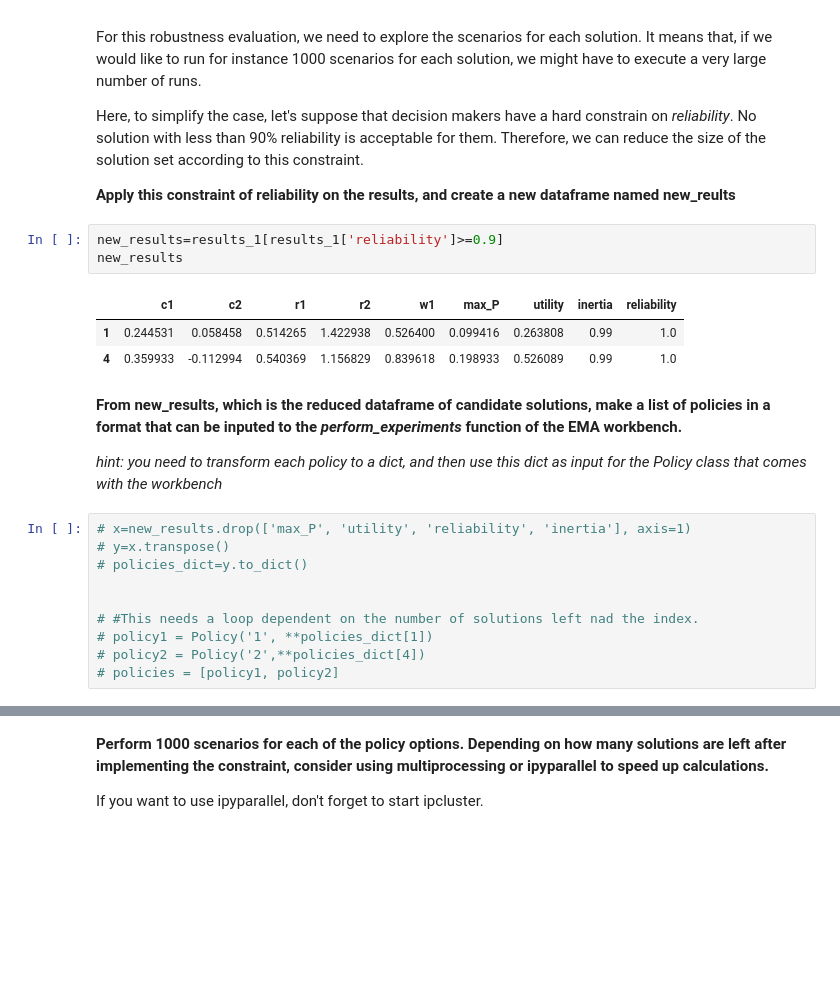
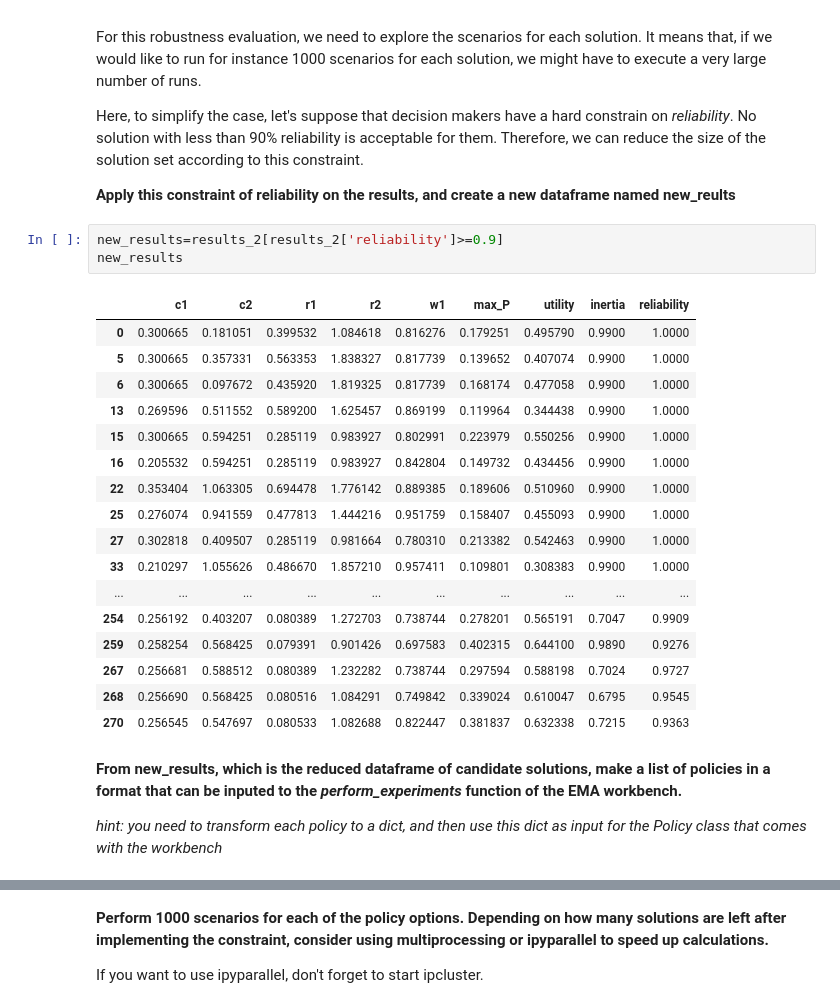
Before and after one commit to mare-matorum/epa1361_open_g29, a Jupyter notebook: Week 5-6 - robustness and direct search/assignment 8 - MORDM_FD.ipynb, the cells around one changed output, grey strips where cells are left out. Saved outputs shown, nothing was run; the diff lists cells and outputs as text; blank space fills up the shorter version.

```diff
--- a/Week 5-6 - robustness and direct search/assignment 8 - MORDM_FD.ipynb
+++ b/Week 5-6 - robustness and direct search/assignment 8 - MORDM_FD.ipynb
@@ -211,25 +213,29 @@ Here, to simplify the case, let's suppose that decision makers have a hard const
 
 **Apply this constraint of reliability on the results, and create a new dataframe named new_reults**
 # %%
-new_results=results_1[results_1['reliability']>=0.9]
+new_results=results_2[results_2['reliability']>=0.9]
 new_results
 # %% [output]
 |  | c1 | c2 | r1 | r2 | w1 | max_P | utility | inertia | reliability |
-| 1 | 0.244531 | 0.058458 | 0.514265 | 1.422938 | 0.526400 | 0.099416 | 0.263808 | 0.99 | 1.0 |
-| 4 | 0.359933 | -0.112994 | 0.540369 | 1.156829 | 0.839618 | 0.198933 | 0.526089 | 0.99 | 1.0 |
+| 0 | 0.300665 | 0.181051 | 0.399532 | 1.084618 | 0.816276 | 0.179251 | 0.495790 | 0.9900 | 1.0000 |
+| 5 | 0.300665 | 0.357331 | 0.563353 | 1.838327 | 0.817739 | 0.139652 | 0.407074 | 0.9900 | 1.0000 |
+| 6 | 0.300665 | 0.097672 | 0.435920 | 1.819325 | 0.817739 | 0.168174 | 0.477058 | 0.9900 | 1.0000 |
+| 13 | 0.269596 | 0.511552 | 0.589200 | 1.625457 | 0.869199 | 0.119964 | 0.344438 | 0.9900 | 1.0000 |
+| 15 | 0.300665 | 0.594251 | 0.285119 | 0.983927 | 0.802991 | 0.223979 | 0.550256 | 0.9900 | 1.0000 |
+| 16 | 0.205532 | 0.594251 | 0.285119 | 0.983927 | 0.842804 | 0.149732 | 0.434456 | 0.9900 | 1.0000 |
+| 22 | 0.353404 | 1.063305 | 0.694478 | 1.776142 | 0.889385 | 0.189606 | 0.510960 | 0.9900 | 1.0000 |
+| 25 | 0.276074 | 0.941559 | 0.477813 | 1.444216 | 0.951759 | 0.158407 | 0.455093 | 0.9900 | 1.0000 |
+| 27 | 0.302818 | 0.409507 | 0.285119 | 0.981664 | 0.780310 | 0.213382 | 0.542463 | 0.9900 | 1.0000 |
+| 33 | 0.210297 | 1.055626 | 0.486670 | 1.857210 | 0.957411 | 0.109801 | 0.308383 | 0.9900 | 1.0000 |
+| ... | ... | ... | ... | ... | ... | ... | ... | ... | ... |
+| 254 | 0.256192 | 0.403207 | 0.080389 | 1.272703 | 0.738744 | 0.278201 | 0.565191 | 0.7047 | 0.9909 |
+| 259 | 0.258254 | 0.568425 | 0.079391 | 0.901426 | 0.697583 | 0.402315 | 0.644100 | 0.9890 | 0.9276 |
+| 267 | 0.256681 | 0.588512 | 0.080389 | 1.232282 | 0.738744 | 0.297594 | 0.588198 | 0.7024 | 0.9727 |
+| 268 | 0.256690 | 0.568425 | 0.080516 | 1.084291 | 0.749842 | 0.339024 | 0.610047 | 0.6795 | 0.9545 |
+| 270 | 0.256545 | 0.547697 | 0.080533 | 1.082688 | 0.822447 | 0.381837 | 0.632338 | 0.7215 | 0.9363 |
 # %% [markdown]
 
 **From new_results, which is the reduced dataframe of candidate solutions, make a list of policies in a format that can be inputed to the *perform_experiments* function of the EMA workbench.**
 
 *hint: you need to transform each policy to a dict, and then use this dict as input for the Policy class that comes with the workbench*
-# %%
-# x=new_results.drop(['max_P', 'utility', 'reliability', 'inertia'], axis=1)
-# y=x.transpose()
-# policies_dict=y.to_dict()
-
-
-# #This needs a loop dependent on the number of solutions left nad the index.
-# policy1 = Policy('1', **policies_dict[1])
-# policy2 = Policy('2',**policies_dict[4])
-# policies = [policy1, policy2]
 # %%
```
Also changed, not shown: parts of 13 cells of this notebook, 2 other files.
